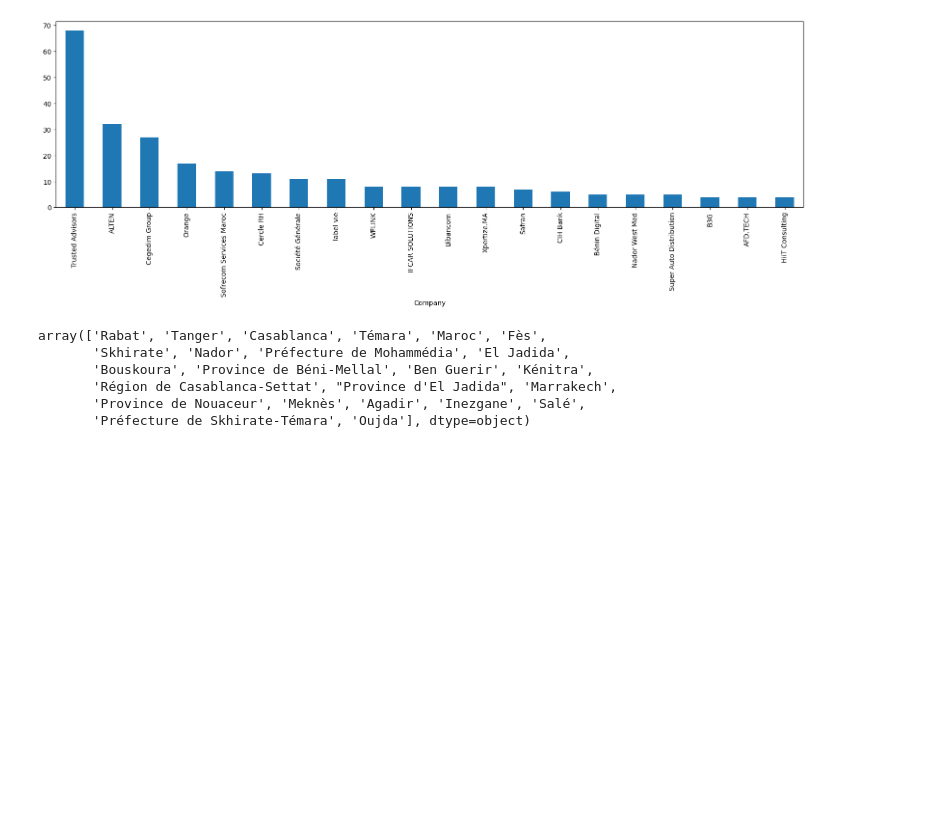
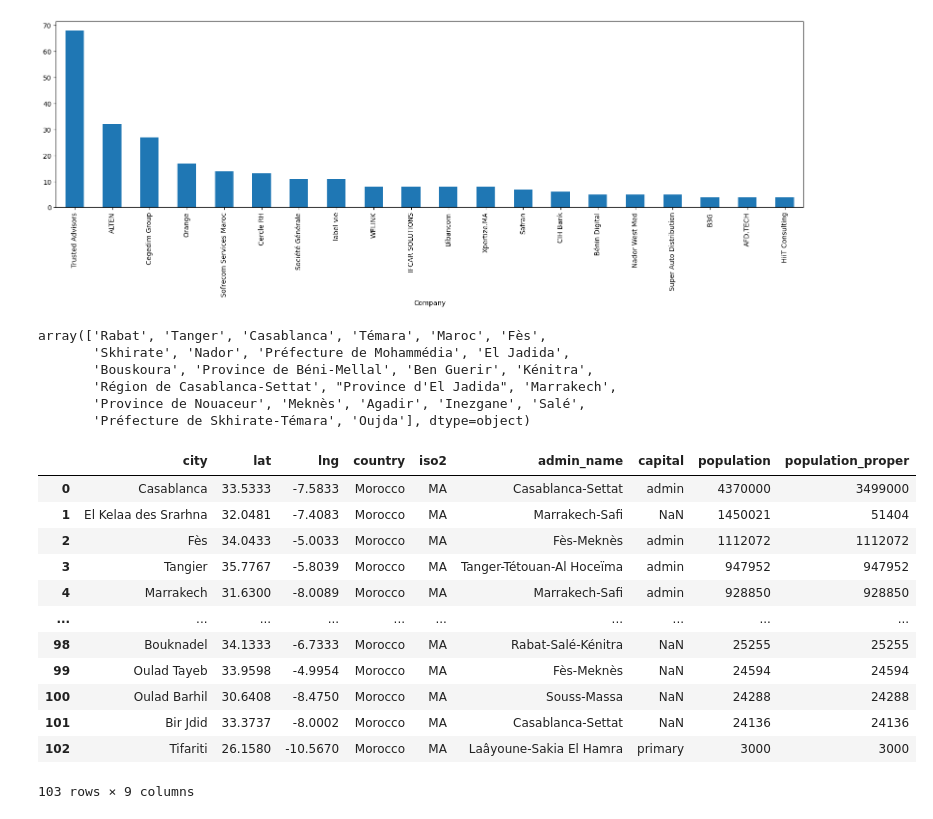
Before and after one commit to noureddinealahyane/indeed-job-analysis, a Jupyter notebook: analysing_job_offers.ipynb, the cells around one changed output. Saved outputs shown, nothing was run; the diff lists cells and outputs as text; code cells hidden in the pictures; blank space fills up the shorter version.

```diff
--- a/analysing_job_offers.ipynb
+++ b/analysing_job_offers.ipynb
@@ -129,3 +140,20 @@ array(['Rabat', 'Tanger', 'Casablanca', 'Témara', 'Maroc', 'Fès',
        'Région de Casablanca-Settat', "Province d'El Jadida", 'Marrakech',
        'Province de Nouaceur', 'Meknès', 'Agadir', 'Inezgane', 'Salé',
        'Préfecture de Skhirate-Témara', 'Oujda'], dtype=object)
+# %%
+ma_df = pd.read_csv('ma.csv')
+ma_df
+# %% [output]
+|  | city | lat | lng | country | iso2 | admin_name | capital | population | population_proper |
+| 0 | Casablanca | 33.5333 | -7.5833 | Morocco | MA | Casablanca-Settat | admin | 4370000 | 3499000 |
+| 1 | El Kelaa des Srarhna | 32.0481 | -7.4083 | Morocco | MA | Marrakech-Safi | NaN | 1450021 | 51404 |
+| 2 | Fès | 34.0433 | -5.0033 | Morocco | MA | Fès-Meknès | admin | 1112072 | 1112072 |
+| 3 | Tangier | 35.7767 | -5.8039 | Morocco | MA | Tanger-Tétouan-Al Hoceïma | admin | 947952 | 947952 |
+| 4 | Marrakech | 31.6300 | -8.0089 | Morocco | MA | Marrakech-Safi | admin | 928850 | 928850 |
+| ... | ... | ... | ... | ... | ... | ... | ... | ... | ... |
+| 98 | Bouknadel | 34.1333 | -6.7333 | Morocco | MA | Rabat-Salé-Kénitra | NaN | 25255 | 25255 |
+| 99 | Oulad Tayeb | 33.9598 | -4.9954 | Morocco | MA | Fès-Meknès | NaN | 24594 | 24594 |
+| 100 | Oulad Barhil | 30.6408 | -8.4750 | Morocco | MA | Souss-Massa | NaN | 24288 | 24288 |
+| 101 | Bir Jdid | 33.3737 | -8.0002 | Morocco | MA | Casablanca-Settat | NaN | 24136 | 24136 |
+| 102 | Tifariti | 26.1580 | -10.5670 | Morocco | MA | Laâyoune-Sakia El Hamra | primary | 3000 | 3000 |
+103 rows × 9 columns
```
Also changed, not shown: parts of 9 cells of this notebook.
